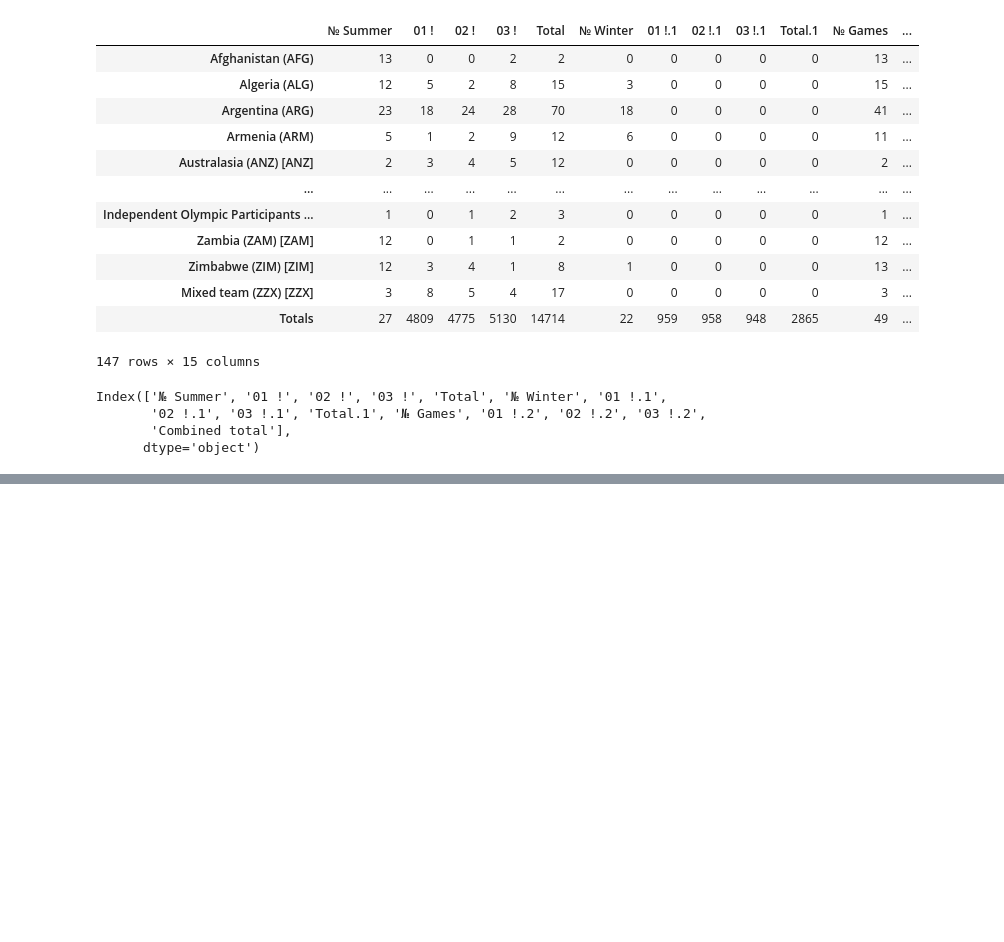
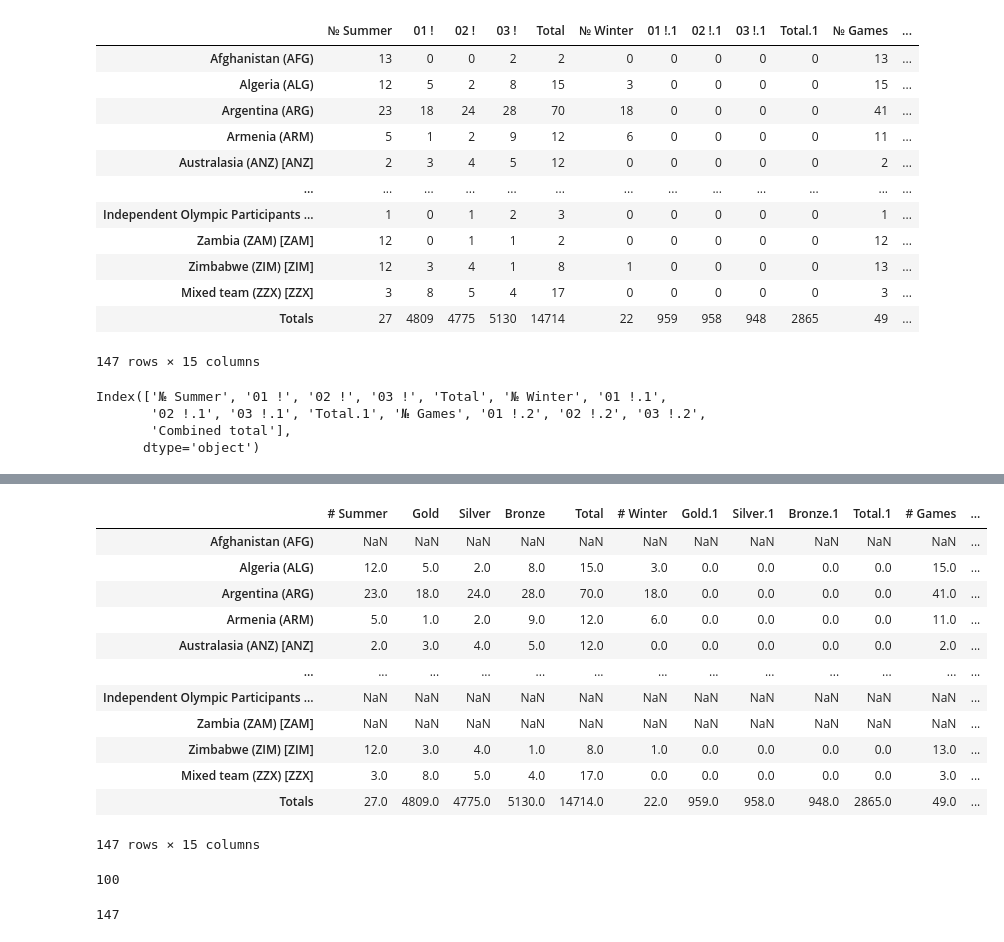
Before and after one commit to ashish1025/Pandas-Library, a Jupyter notebook: Pandas-Library.ipynb, the cells around one changed output, grey strips where cells are left out. Saved outputs shown, nothing was run; the diff lists cells and outputs as text; code cells hidden in the pictures; blank space fills up the shorter version.

```diff
--- a/Pandas-Library.ipynb
+++ b/Pandas-Library.ipynb
@@ -435,0 +434,15 @@ ddddddd
+# %%
+for col in df.columns:
+    if col[:2]=='01' :
+        df.rename(columns={col:'Gold'+col[4:]},inplace=True)
+    if col[:2]=='02' :
+        df.rename(columns={col:'Silver'+col[4:]},inplace=True)
+    if col[:2]=='03' :
+        df.rename(columns={col:'Bronze'+col[4:]},inplace=True)
+    if col[:1]=='№' :
+        df.rename(columns={col:'#'+col[1:]},inplace=True)
+
+
+df.head()
+
+#renaming multiple columns at once
@@ -435,0 +475,31 @@ ddddddd
+# %%
+only_gold=df.where(df['Gold']>0)
+only_gold
+#countries which did not meet the condition have NaN data
+# %% [output]
+|  | # Summer | Gold | Silver | Bronze | Total | # Winter | Gold.1 | Silver.1 | Bronze.1 | Total.1 | # Games | ... |
+| Afghanistan (AFG) | NaN | NaN | NaN | NaN | NaN | NaN | NaN | NaN | NaN | NaN | NaN | ... |
+| Algeria (ALG) | 12.0 | 5.0 | 2.0 | 8.0 | 15.0 | 3.0 | 0.0 | 0.0 | 0.0 | 0.0 | 15.0 | ... |
+| Argentina (ARG) | 23.0 | 18.0 | 24.0 | 28.0 | 70.0 | 18.0 | 0.0 | 0.0 | 0.0 | 0.0 | 41.0 | ... |
+| Armenia (ARM) | 5.0 | 1.0 | 2.0 | 9.0 | 12.0 | 6.0 | 0.0 | 0.0 | 0.0 | 0.0 | 11.0 | ... |
+| Australasia (ANZ) [ANZ] | 2.0 | 3.0 | 4.0 | 5.0 | 12.0 | 0.0 | 0.0 | 0.0 | 0.0 | 0.0 | 2.0 | ... |
+| ... | ... | ... | ... | ... | ... | ... | ... | ... | ... | ... | ... | ... |
+| Independent Olympic Participants ... | NaN | NaN | NaN | NaN | NaN | NaN | NaN | NaN | NaN | NaN | NaN | ... |
+| Zambia (ZAM) [ZAM] | NaN | NaN | NaN | NaN | NaN | NaN | NaN | NaN | NaN | NaN | NaN | ... |
+| Zimbabwe (ZIM) [ZIM] | 12.0 | 3.0 | 4.0 | 1.0 | 8.0 | 1.0 | 0.0 | 0.0 | 0.0 | 0.0 | 13.0 | ... |
+| Mixed team (ZZX) [ZZX] | 3.0 | 8.0 | 5.0 | 4.0 | 17.0 | 0.0 | 0.0 | 0.0 | 0.0 | 0.0 | 3.0 | ... |
+| Totals | 27.0 | 4809.0 | 4775.0 | 5130.0 | 14714.0 | 22.0 | 959.0 | 958.0 | 948.0 | 2865.0 | 49.0 | ... |
+147 rows × 15 columns
+# %%
+only_gold['Gold'].count()
+
+
+#returns the number of countries with gold medals
+# %% [output]
+100
+# %%
+df['Gold'].count()
+
+#returns the total number of countries
+# %% [output]
+147
```
Also changed, not shown: parts of 10 cells of this notebook.
